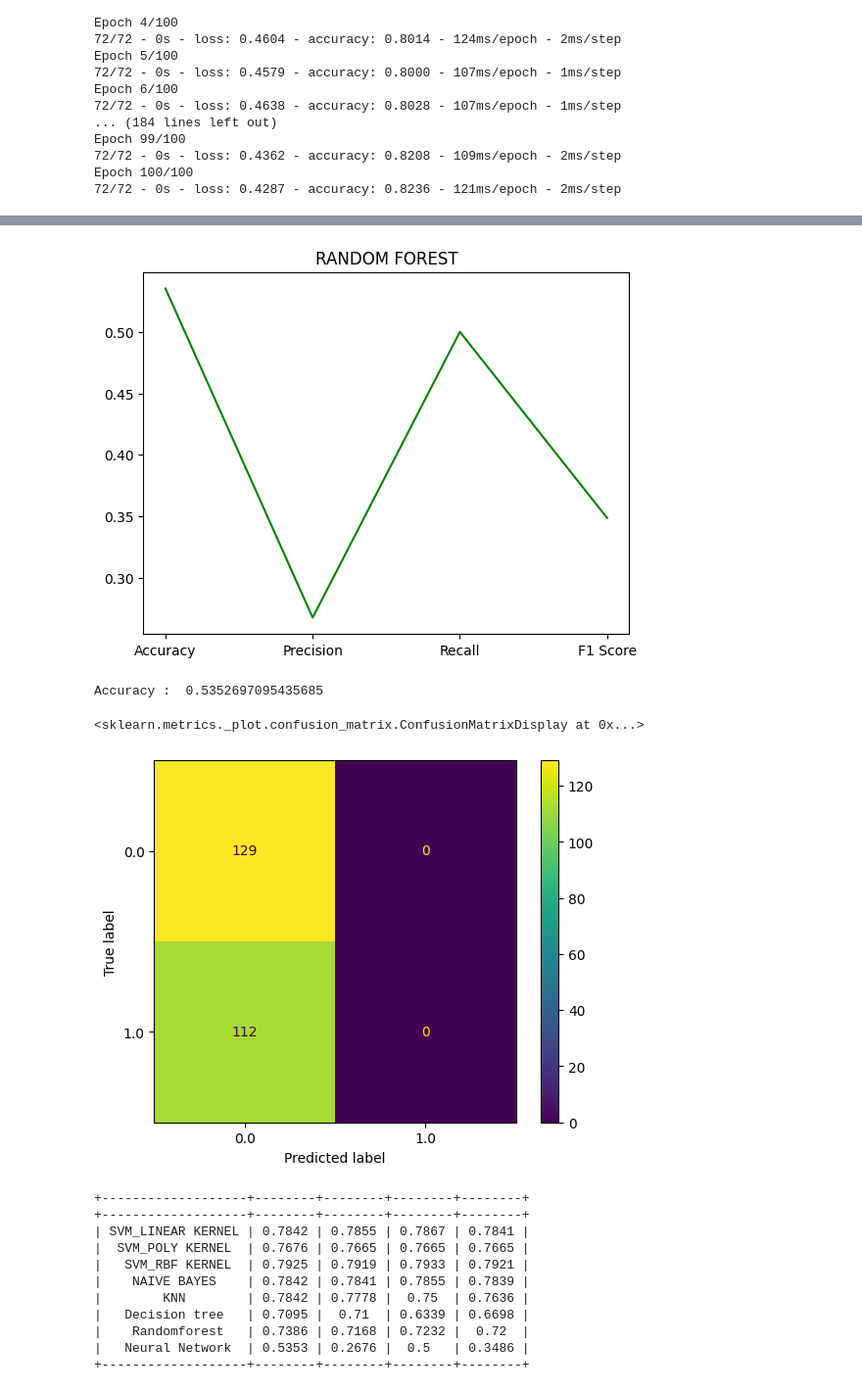
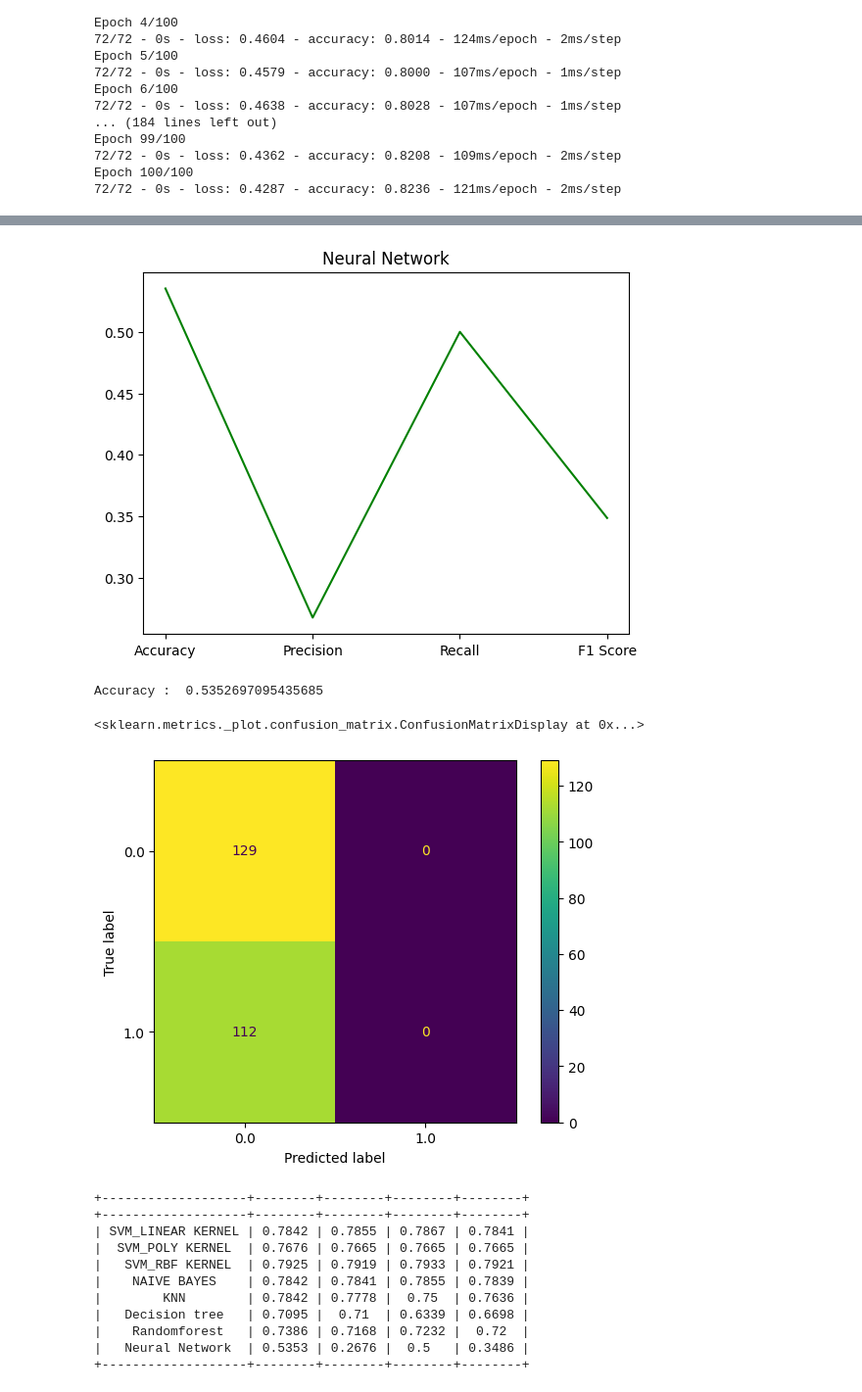
Before and after one commit to NguyenThiHongLinh/ML2023, a Jupyter notebook: Nhom2_Seminar_ML.ipynb, the cells around one changed output, grey strips where cells are left out. Shown: that part at 98% size. Drawn from its saved outputs; the diff is of its cells as text; code cells hidden in the pictures.

```diff
--- a/Nhom2_Seminar_ML.ipynb
+++ b/Nhom2_Seminar_ML.ipynb
@@ -399,7 +399,7 @@ print('F1 score: %f' % f1)
 values = [accuracy, precision, recall, f1]
 names = ["Accuracy", "Precision", "Recall", "F1 Score"]
 plt.plot(names, values, color="green")
-plt.title("RANDOM FOREST")
+plt.title("Neural Network")
 plt.show()
 
 print ("Accuracy : ", accuracy)
@@ -411,8 +411,8 @@ Test accuracy: 0.7800830006599426
 Accuracy: 0.535270
 Precision: 0.267635
 Recall: 0.500000
 F1 score: 0.348649
-[figure, old version]
+[figure, new version]
 Accuracy :  0.5352697095435685
 <sklearn.metrics._plot.confusion_matrix.ConfusionMatrixDisplay at 0x...>
 [figure]
```
Also changed, not shown: parts of 1 cell of this notebook.
